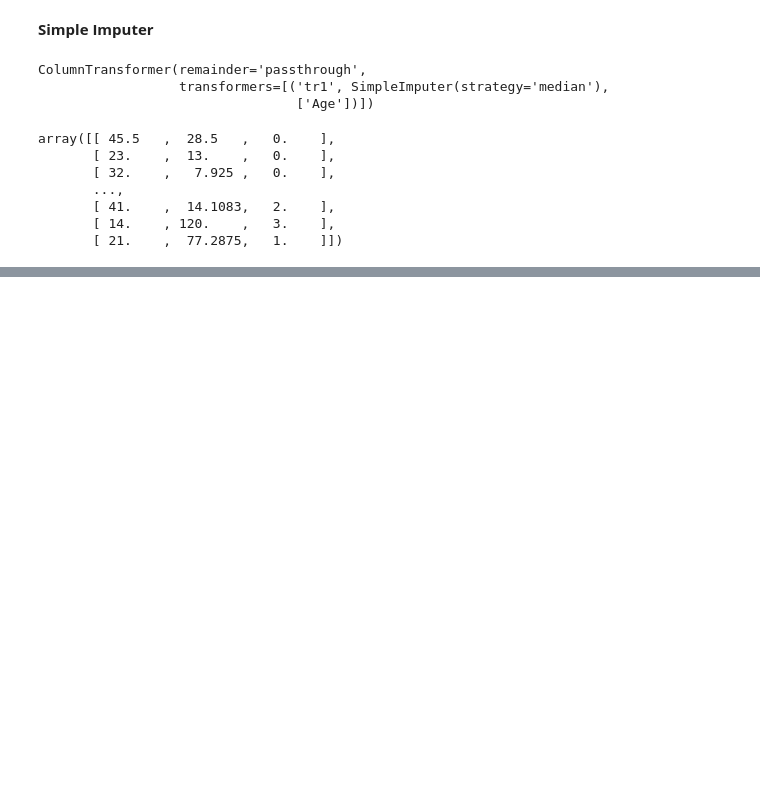
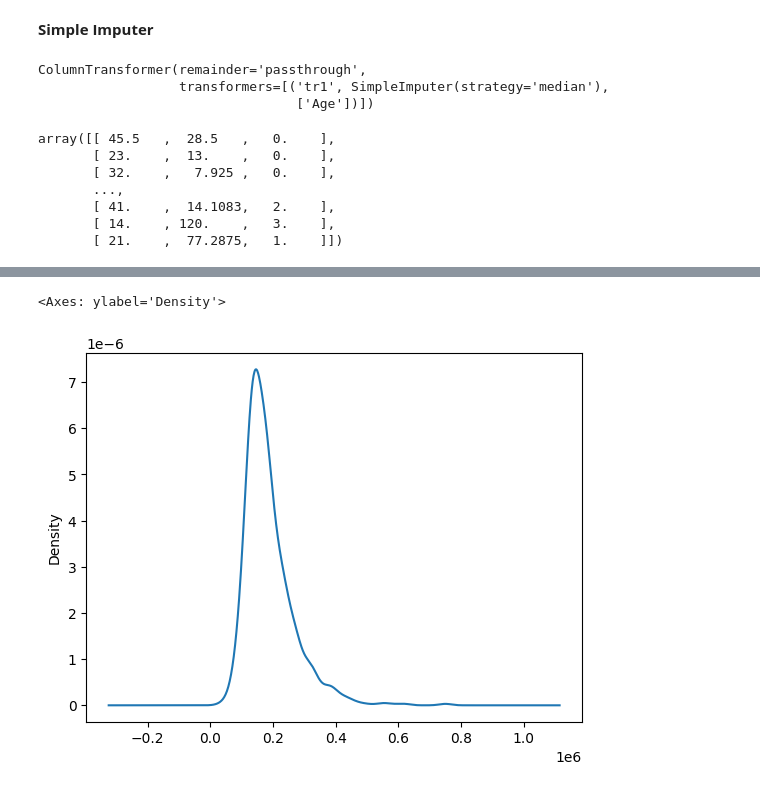
Before and after one commit to Gagan021-5/Jupyter-Notebook, a Jupyter notebook: Numericmissingval.ipynb, the cells around one changed output, grey strips where cells are left out. Cells and saved outputs as stored; diff of their text form; code cells hidden in the pictures; blank space fills up the shorter version.

```diff
--- a/Numericmissingval.ipynb
+++ b/Numericmissingval.ipynb
@@ -98,0 +151,2 @@ array([[ 45.5   ,  28.5   ,   0.    ],
+# %%
+temp = dt[dt['GarageQual'] == 'TA']['SalePrice']
@@ -98,0 +160,8 @@ array([[ 45.5   ,  28.5   ,   0.    ],
+# %%
+fig = plt.figure()
+ax = fig.add_subplot(111)
+
+temp.plot(kind='kde',ax=ax)
+# %% [output]
+<Axes: ylabel='Density'>
+[figure, added]
```
Also changed, not shown: parts of 14 cells of this notebook, 1 other file.
